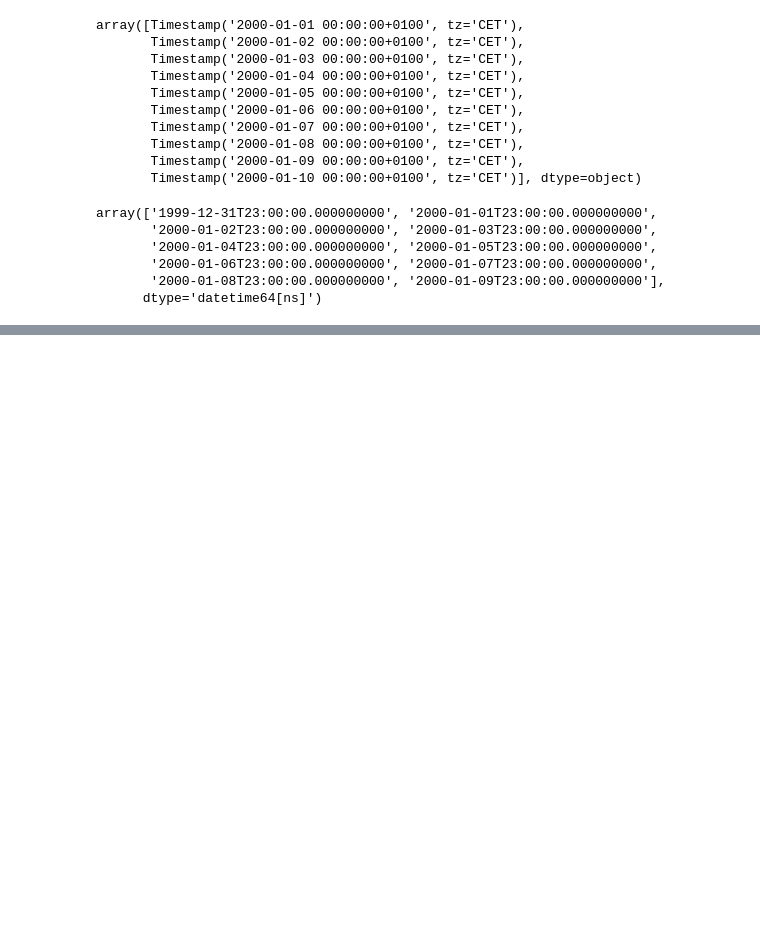
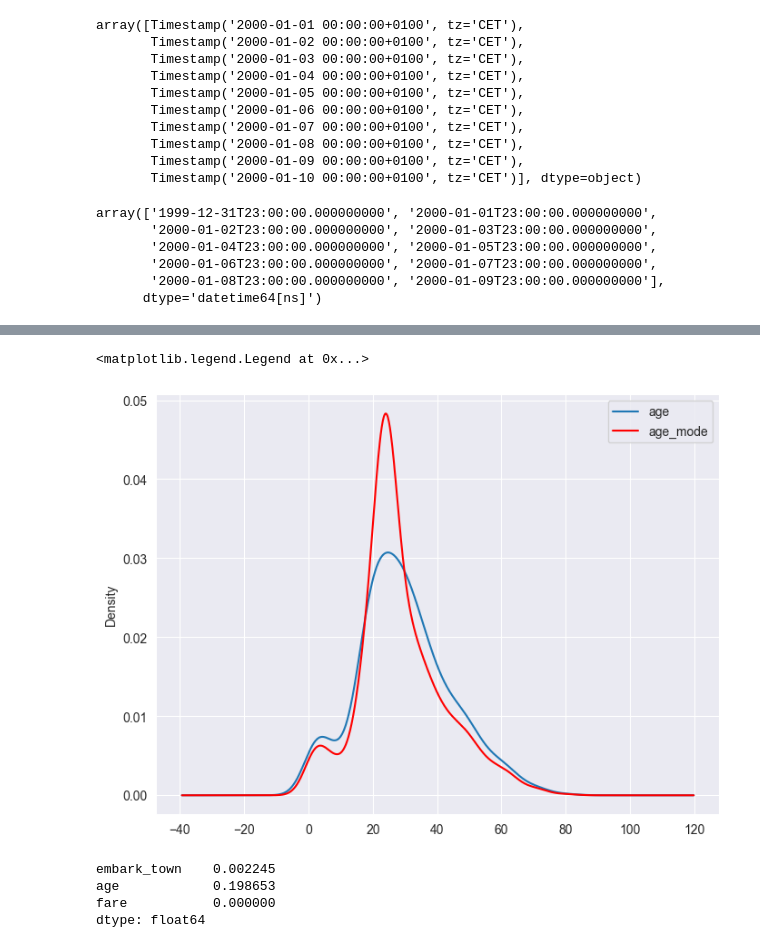
Before and after one commit to Dannysesi/Data_Science-learning, a Jupyter notebook: 30days_of_learning_pandas.ipynb, the cells around one changed output, grey strips where cells are left out. Saved outputs shown, nothing was run; the diff lists cells and outputs as text; code cells hidden in the pictures; blank space fills up the shorter version.

```diff
--- a/30days_of_learning_pandas.ipynb
+++ b/30days_of_learning_pandas.ipynb
@@ -820,0 +951,2 @@ array(['1999-12-31T23:00:00.000000000', '2000-01-01T23:00:00.000000000',
+# %%
+titanic_data.embark_town.fillna('Southampton', inplace=True)
@@ -820,0 +958,3 @@ array(['1999-12-31T23:00:00.000000000', '2000-01-01T23:00:00.000000000',
+# %%
+titanic_data['age_mode'] = titanic_data.age.fillna( 24 )
+titanic_data.head( 20 )
@@ -820,0 +979,24 @@ array(['1999-12-31T23:00:00.000000000', '2000-01-01T23:00:00.000000000',
+# %%
+plt.rcParams["figure.figsize"] = [ 8 , 6 ]
+fig = plt.figure()
+ax = fig.add_subplot( 111 )
+titanic_data['age'] .plot(kind='kde', ax=ax)
+titanic_data['age_mode'] .plot(kind='kde', ax=ax, color='red')
+lines, labels = ax.get_legend_handles_labels()
+ax.legend(lines, labels, loc='best')
+# %% [output]
+<matplotlib.legend.Legend at 0x...>
+[figure, added]
+# %%
+# missing category imputation
+plt.rcParams["figure.figsize"] = [ 8 , 6 ]
+sns.set_style("darkgrid")
+titanic_data = sns.load_dataset('titanic')
+titanic_data = titanic_data[["embark_town", "age", "fare"]]
+titanic_data.head()
+titanic_data.isnull().mean()
+# %% [output]
+embark_town    0.002245
+age            0.198653
+fare           0.000000
+dtype: float64
```
Also changed, not shown: parts of 21 cells of this notebook.
